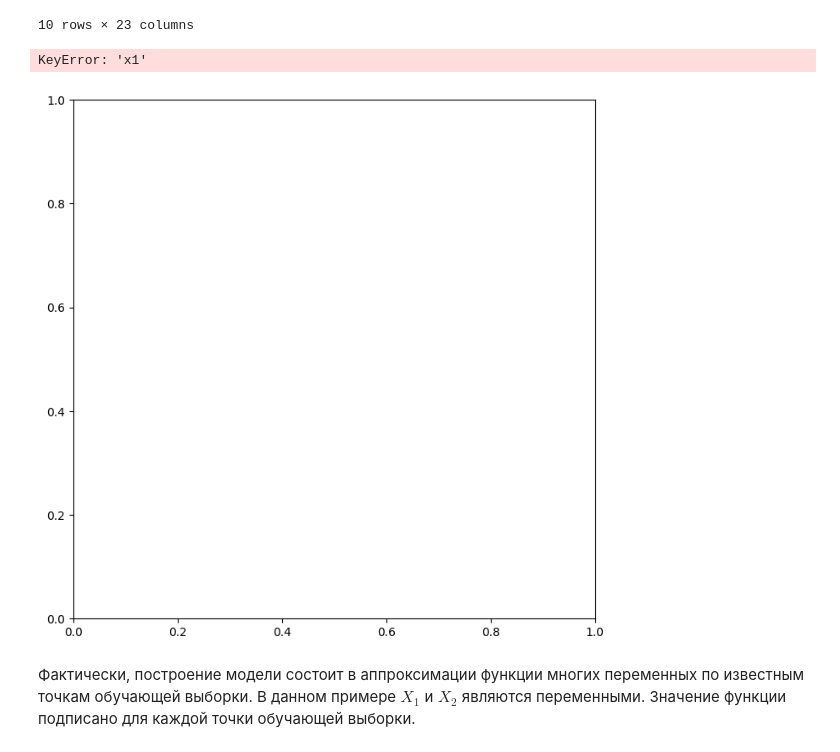
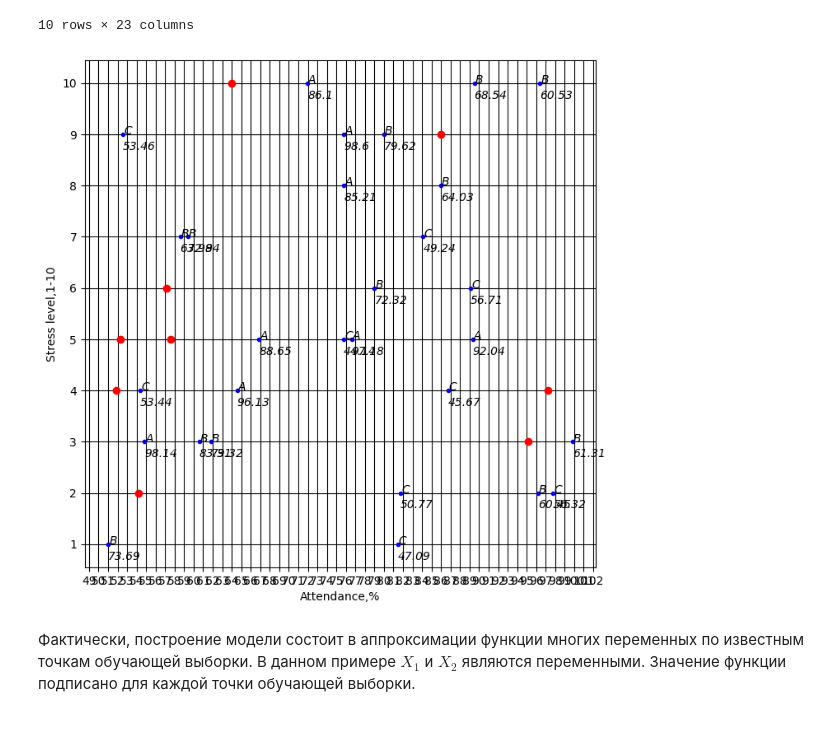
Before and after one commit to BorisLarkin/ML-BMSTU-2025, a Jupyter notebook: knn.ipynb, the cells around one changed output. Cells and saved outputs as stored; diff of their text form; code cells hidden in the pictures.

```diff
--- a/knn.ipynb
+++ b/knn.ipynb
@@ -207,0 +252,23 @@ data_train = pd.read_csv('data/Students_Grading_Dataset_train.csv', sep=",")
+# %%
+from sklearn.impute import SimpleImputer
+from sklearn.impute import MissingIndicator
+
+# Фильтр для проверки заполнения пустых значений
+indicator = MissingIndicator()
+mask_missing_values_only = indicator.fit_transform(data_train)
+# %%
+strategies=['mean', 'median', 'most_frequent']
+
+# Более сложная функция, которая позволяет задавать колонку и вид импьютации
+def test_num_impute_col(dataset, column, strategy_param):
+    temp_data = dataset[[column]]
+
+    indicator = MissingIndicator()
+    mask_missing_values_only = indicator.fit_transform(temp_data)
+
+    imp_num = SimpleImputer(strategy=strategy_param)
+    data_num_imp = imp_num.fit_transform(temp_data)
+
+    return data_num_imp
+# %%
+data_train['Attendance (%)'] = test_num_impute_col(data_train, 'Attendance (%)', strategies[0])
@@ -275,31 +373,30 @@ data_test
 # %%
 # визуализация выборки
 fig, ax = plt.subplots(figsize=(8,8))
 
-ax.plot(data_train['x1'], data_train['x2'], 'b.', \
-         data_test['x1'], data_test['x2'], 'ro')
+ax.plot(data_train['Attendance (%)'], data_train['Stress_Level (1-10)'], 'b.', \
+         data_test['Attendance (%)'], data_test['Stress_Level (1-10)'], 'ro')
 
 # деления на осях и сетка
 ax.xaxis.set_major_locator(ticker.MultipleLocator(1))
 ax.yaxis.set_major_locator(ticker.MultipleLocator(1))
 ax.grid(which='major', color = 'k')
 
 # подписи к осям
-plt.xlabel('$X_1$')
-plt.ylabel('$X_2$')
+plt.xlabel('Attendance,%')
+plt.ylabel('Stress level,1-10')
 
 # подписи
-for coords in data_train[['x1','x2', 'y', 'y_clas']].values:
+for coords in data_train[['Attendance (%)','Stress_Level (1-10)', 'Final_Score', 'y_clas']].values:
     x1, x2, y_cl, cl = coords[0], coords[1], coords[2], coords[3]
     #label = '{} ({})'.format(y_cl, cl)
     #ax.text(x1 + 0.1, x2, label, style='italic', fontsize=7)
     ax.text(x1 + 0.1, x2, cl, style='italic', fontsize=10)
     ax.text(x1, x2-0.3, y_cl, style='italic', fontsize=10)
 
 plt.show()
 # %% [output]
-KeyError: 'x1'
-[figure, old version]
+[figure, new version]
 # %% [markdown]
 Фактически, построение модели состоит в аппроксимации функции многих переменных по известным точкам обучающей выборки. В данном примере $X_1$ и $X_2$ являются переменными. Значение функции подписано для каждой точки обучающей выборки.
 # %% [markdown]
```
Also changed, not shown: parts of 22 cells of this notebook, 2 other files.
